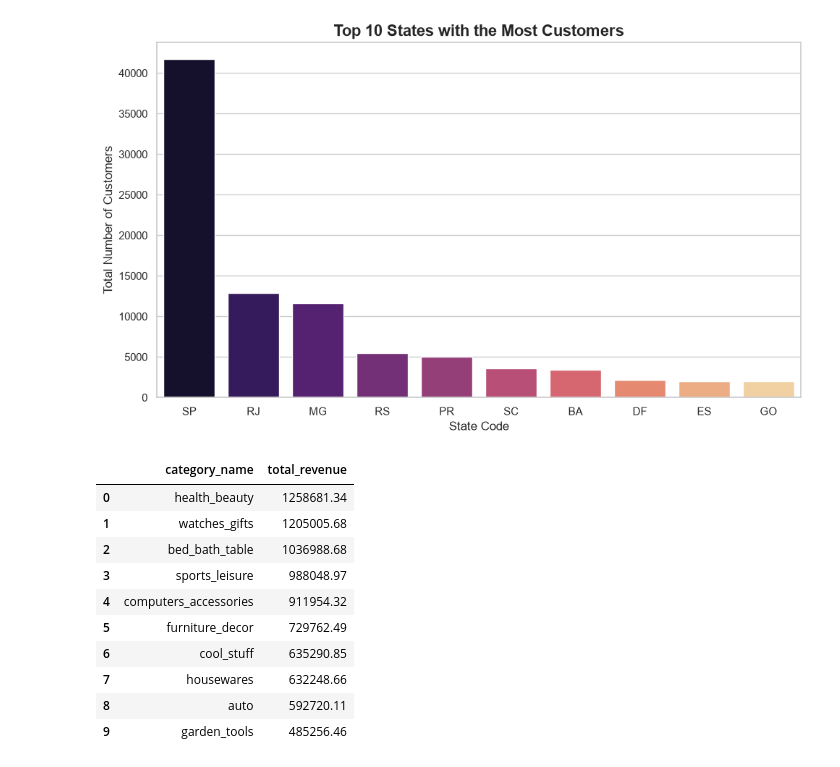
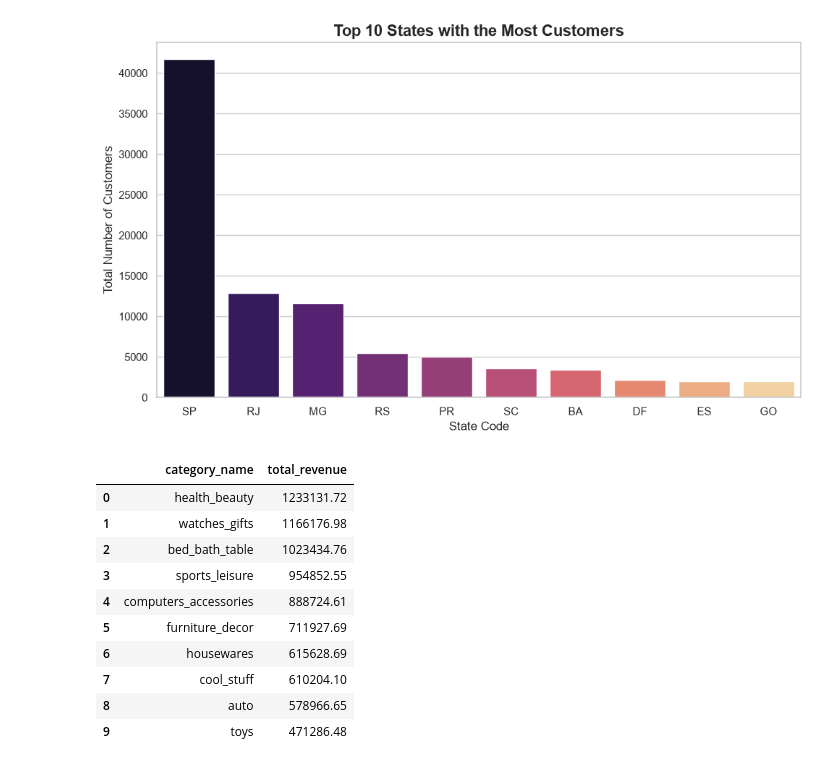
Before and after one commit to Helsy0/Olist-E-Commerce-Analysis, a Jupyter notebook: notebooks/2_sql_analysis.ipynb, the cells around one changed output. Saved outputs shown, nothing was run; the diff lists cells and outputs as text; code cells hidden in the pictures.

```diff
--- a/notebooks/2_sql_analysis.ipynb
+++ b/notebooks/2_sql_analysis.ipynb
@@ -55,36 +55,45 @@ plt.show()
 [figure]
 # %%
 #Question: What are the top 10 product categories that generate the most revenue (sales)?
+import pandas as pd
+import sqlite3
+#Connect Database
+conn = sqlite3.connect('../database/olist.db')
 query_revenue = """
 SELECT
     t.product_category_name_english AS category_name,
-    ROUND(SUM(oi.price),2) AS total_revenue
+    ROUND(SUM(oi.price), 2) AS total_revenue
 FROM
     olist_order_items_dataset oi
 JOIN
     olist_products_dataset p ON oi.product_id = p.product_id
 JOIN
     product_category_name_translation t ON p.product_category_name = t.product_category_name
+JOIN
+    olist_orders_dataset o ON oi.order_id = o.order_id
+WHERE
+    o.order_status = 'delivered'
 GROUP BY
     t.product_category_name_english
 ORDER BY
     total_revenue DESC
 LIMIT 10;
 """
+
 df_revenue = pd.read_sql_query(query_revenue,conn)
 display(df_revenue)
 # %% [output]
 |  | category_name | total_revenue |
-| 0 | health_beauty | 1258681.34 |
-| 1 | watches_gifts | 1205005.68 |
-| 2 | bed_bath_table | 1036988.68 |
-| 3 | sports_leisure | 988048.97 |
-| 4 | computers_accessories | 911954.32 |
-| 5 | furniture_decor | 729762.49 |
-| 6 | cool_stuff | 635290.85 |
-| 7 | housewares | 632248.66 |
-| 8 | auto | 592720.11 |
-| 9 | garden_tools | 485256.46 |
+| 0 | health_beauty | 1233131.72 |
+| 1 | watches_gifts | 1166176.98 |
+| 2 | bed_bath_table | 1023434.76 |
+| 3 | sports_leisure | 954852.55 |
+| 4 | computers_accessories | 888724.61 |
+| 5 | furniture_decor | 711927.69 |
+| 6 | housewares | 615628.69 |
+| 7 | cool_stuff | 610204.10 |
+| 8 | auto | 578966.65 |
+| 9 | toys | 471286.48 |
 # %%
 import matplotlib.pyplot as plt
 import seaborn as sns
```
Also changed, not shown: parts of 1 cell of this notebook.
